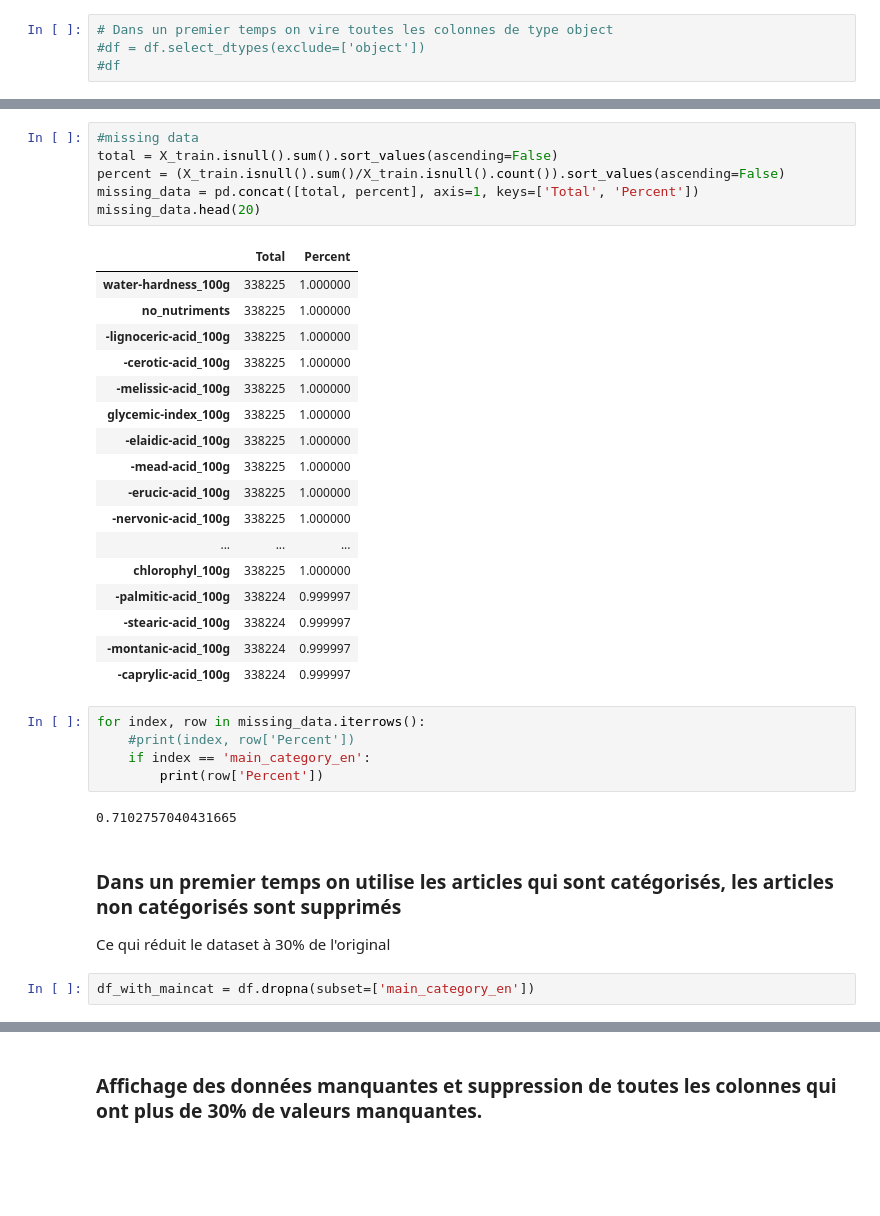
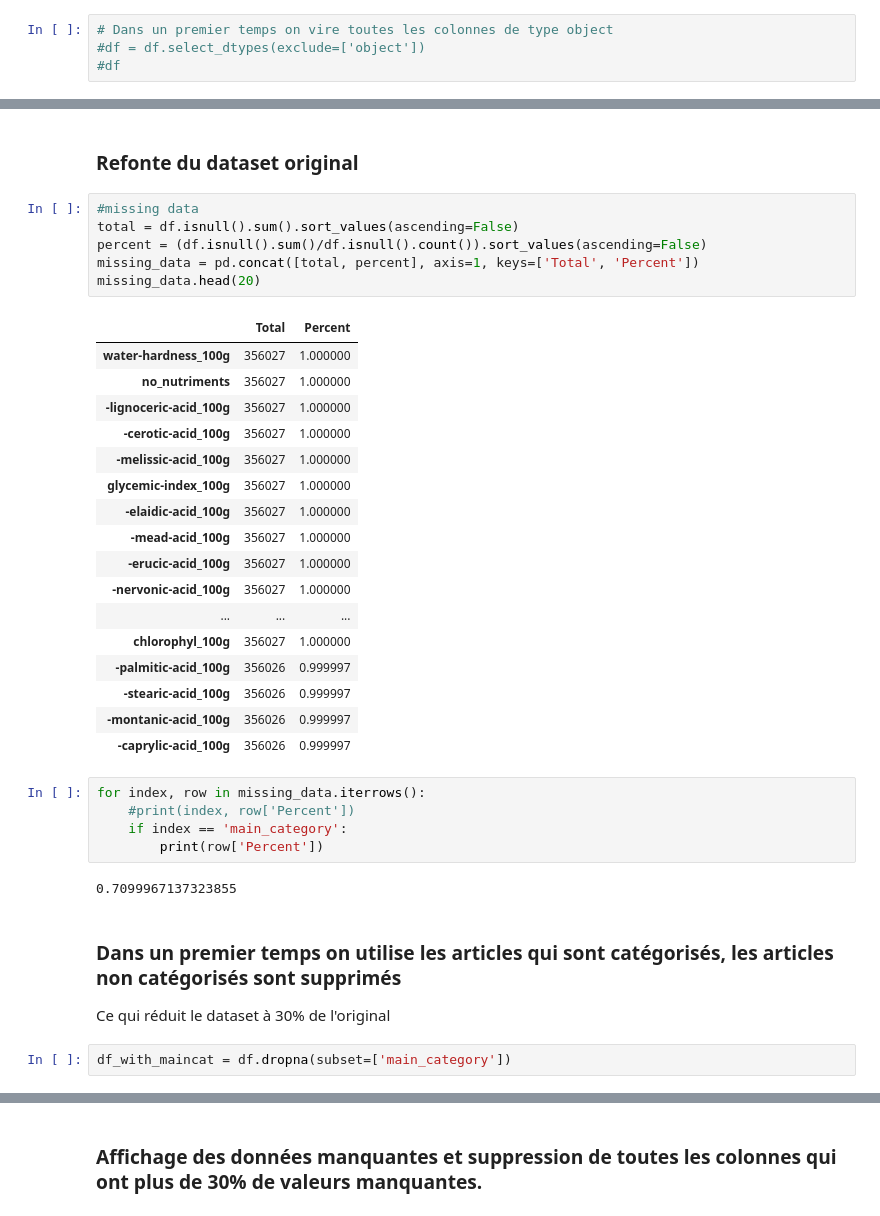
Before and after one commit to bastrob/TP_OPENFOODFACT_YNOV, a Jupyter notebook: Untitled.ipynb, the cells around one changed output, grey strips where cells are left out. Saved outputs shown, nothing was run; the diff lists cells and outputs as text; blank space fills up the shorter version.

```diff
--- a/Untitled.ipynb
+++ b/Untitled.ipynb
@@ -94,38 +70,40 @@ X_train
+# %% [markdown]
+### Refonte du dataset original
 # %%
 #missing data
-total = X_train.isnull().sum().sort_values(ascending=False)
-percent = (X_train.isnull().sum()/X_train.isnull().count()).sort_values(ascending=False)
+total = df.isnull().sum().sort_values(ascending=False)
+percent = (df.isnull().sum()/df.isnull().count()).sort_values(ascending=False)
 missing_data = pd.concat([total, percent], axis=1, keys=['Total', 'Percent'])
 missing_data.head(20)
 # %% [output]
 |  | Total | Percent |
-| water-hardness_100g | 338225 | 1.000000 |
-| no_nutriments | 338225 | 1.000000 |
-| -lignoceric-acid_100g | 338225 | 1.000000 |
-| -cerotic-acid_100g | 338225 | 1.000000 |
-| -melissic-acid_100g | 338225 | 1.000000 |
-| glycemic-index_100g | 338225 | 1.000000 |
-| -elaidic-acid_100g | 338225 | 1.000000 |
-| -mead-acid_100g | 338225 | 1.000000 |
-| -erucic-acid_100g | 338225 | 1.000000 |
-| -nervonic-acid_100g | 338225 | 1.000000 |
+| water-hardness_100g | 356027 | 1.000000 |
+| no_nutriments | 356027 | 1.000000 |
+| -lignoceric-acid_100g | 356027 | 1.000000 |
+| -cerotic-acid_100g | 356027 | 1.000000 |
+| -melissic-acid_100g | 356027 | 1.000000 |
+| glycemic-index_100g | 356027 | 1.000000 |
+| -elaidic-acid_100g | 356027 | 1.000000 |
+| -mead-acid_100g | 356027 | 1.000000 |
+| -erucic-acid_100g | 356027 | 1.000000 |
+| -nervonic-acid_100g | 356027 | 1.000000 |
 | ... | ... | ... |
-| chlorophyl_100g | 338225 | 1.000000 |
-| -palmitic-acid_100g | 338224 | 0.999997 |
-| -stearic-acid_100g | 338224 | 0.999997 |
-| -montanic-acid_100g | 338224 | 0.999997 |
-| -caprylic-acid_100g | 338224 | 0.999997 |
+| chlorophyl_100g | 356027 | 1.000000 |
+| -palmitic-acid_100g | 356026 | 0.999997 |
+| -stearic-acid_100g | 356026 | 0.999997 |
+| -montanic-acid_100g | 356026 | 0.999997 |
+| -caprylic-acid_100g | 356026 | 0.999997 |
 # %%
 for index, row in missing_data.iterrows():
     #print(index, row['Percent'])
-    if index == 'main_category_en':
+    if index == 'main_category':
         print(row['Percent'])
 # %% [output]
-0.7102757040431665
+0.7099967137323855
 # %% [markdown]
 ### Dans un premier temps on utilise les articles qui sont catégorisés, les articles non catégorisés sont supprimés
 
 Ce qui réduit le dataset à 30% de l'original
 # %%
-df_with_maincat = df.dropna(subset=['main_category_en'])
+df_with_maincat = df.dropna(subset=['main_category'])
 # %%
```
Also changed, not shown: parts of 73 cells of this notebook.
